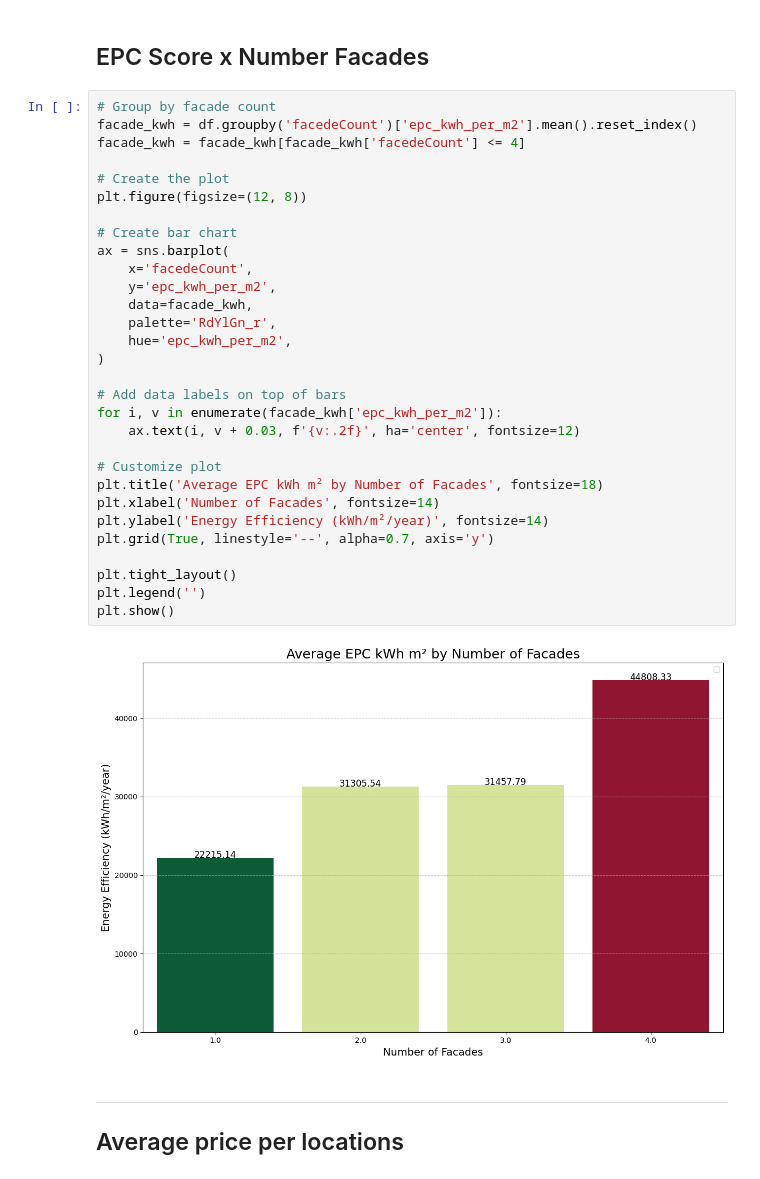
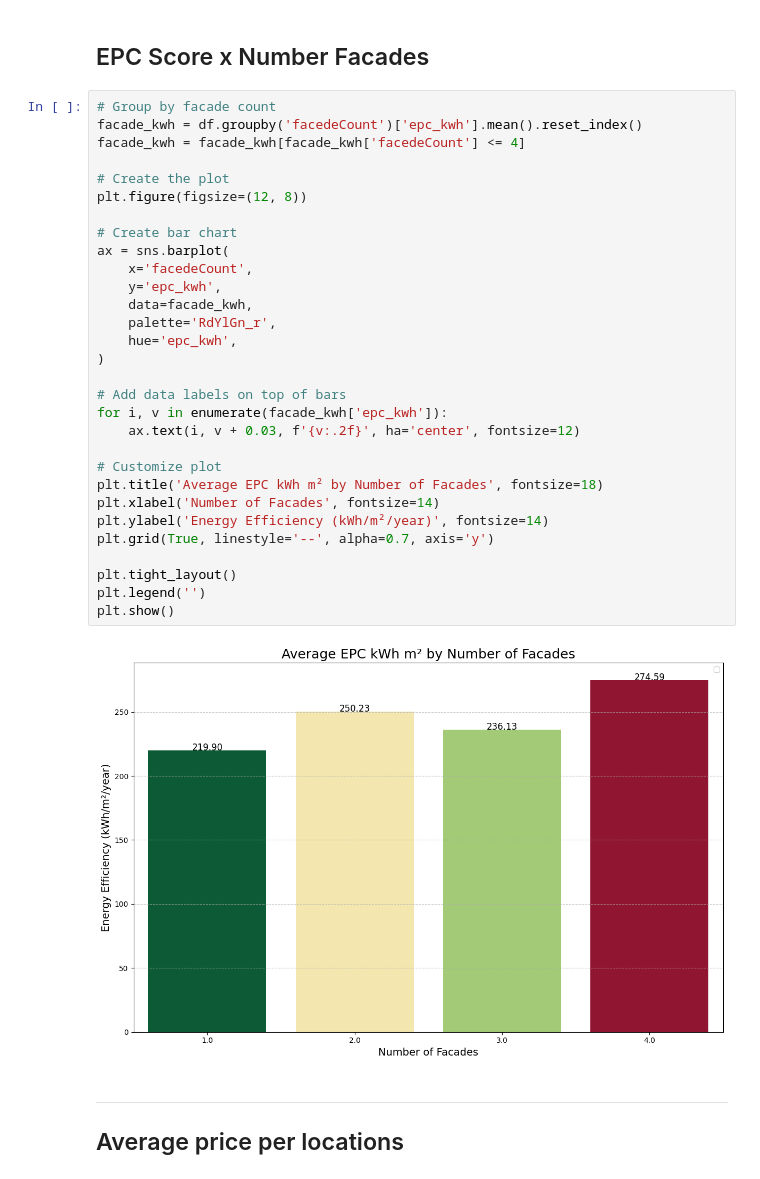
Before and after one commit to becodeorg/immo-eliza-data-exploration-milan, a Jupyter notebook: analysis/analysis.ipynb, the cells around one changed output. Cells and saved outputs as stored; diff of their text form.

```diff
--- a/analysis/analysis.ipynb
+++ b/analysis/analysis.ipynb
@@ -261,36 +261,36 @@ Passing `palette` without assigning `hue` is deprecated and will be removed in v
 ## EPC Score x Number Facades
 # %%
 # Group by facade count
-facade_kwh = df.groupby('facedeCount')['epc_kwh_per_m2'].mean().reset_index()
+facade_kwh = df.groupby('facedeCount')['epc_kwh'].mean().reset_index()
 facade_kwh = facade_kwh[facade_kwh['facedeCount'] <= 4]
 
 # Create the plot
 plt.figure(figsize=(12, 8))
 
 # Create bar chart
 ax = sns.barplot(
     x='facedeCount',
-    y='epc_kwh_per_m2',
+    y='epc_kwh',
     data=facade_kwh,
     palette='RdYlGn_r',
-    hue='epc_kwh_per_m2',
+    hue='epc_kwh',
 )
 
 # Add data labels on top of bars
-for i, v in enumerate(facade_kwh['epc_kwh_per_m2']):
+for i, v in enumerate(facade_kwh['epc_kwh']):
     ax.text(i, v + 0.03, f'{v:.2f}', ha='center', fontsize=12)
 
 # Customize plot
 plt.title('Average EPC kWh m² by Number of Facades', fontsize=18)
 plt.xlabel('Number of Facades', fontsize=14)
 plt.ylabel('Energy Efficiency (kWh/m²/year)', fontsize=14)
 plt.grid(True, linestyle='--', alpha=0.7, axis='y')
 
 plt.tight_layout()
 plt.legend('')
 plt.show()
 # %% [output]
-[figure, old version]
+[figure, new version]
 # %% [markdown]
 ---
 
```
Also changed, not shown: parts of 2 cells of this notebook, 7 other files.
